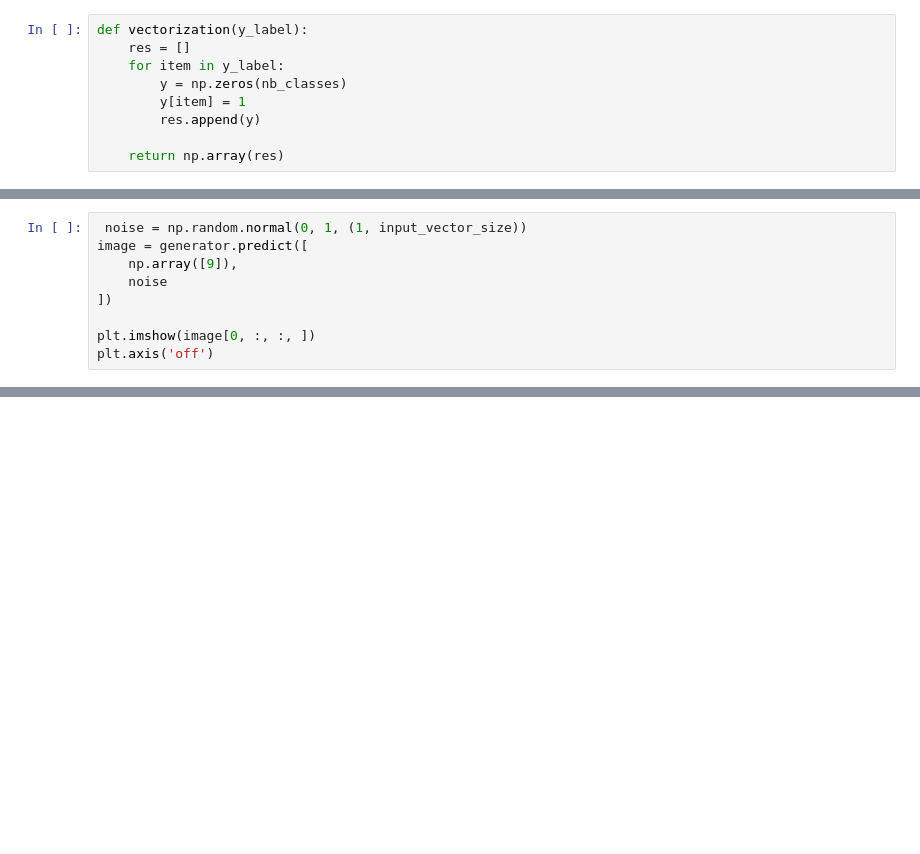
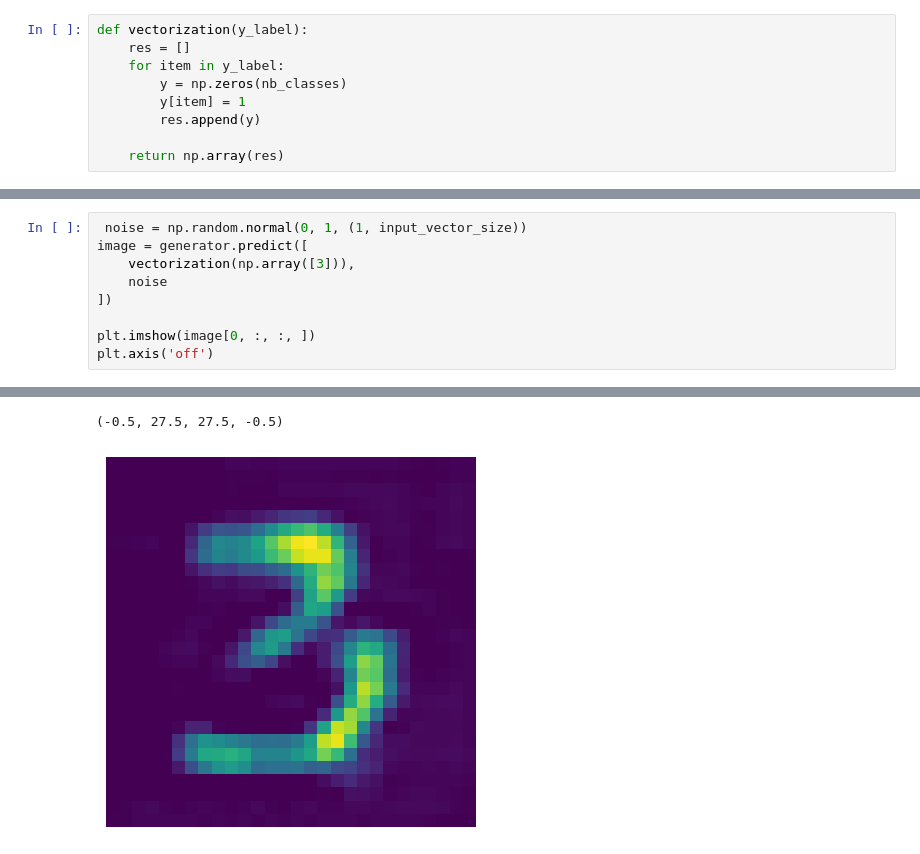
Before and after one commit to Miithrandiir/keras_algo, a Jupyter notebook: cgan_keras.ipynb, the cells around one changed output, grey strips where cells are left out. Saved outputs shown, nothing was run; the diff lists cells and outputs as text; blank space fills up the shorter version.

```diff
--- a/cgan_keras.ipynb
+++ b/cgan_keras.ipynb
@@ -326,9 +327,10 @@ Discriminator_loss =  0.048785433173179626
 # %%
  noise = np.random.normal(0, 1, (1, input_vector_size))
 image = generator.predict([
-    np.array([9]),
+    vectorization(np.array([3])),
     noise
 ])
 
 plt.imshow(image[0, :, :, ])
 plt.axis('off')
+# %% [output]
@@ -334,0 +338,2 @@ plt.axis('off')
+(-0.5, 27.5, 27.5, -0.5)
+[figure, added]
```
Also changed, not shown: parts of 2 cells of this notebook.
